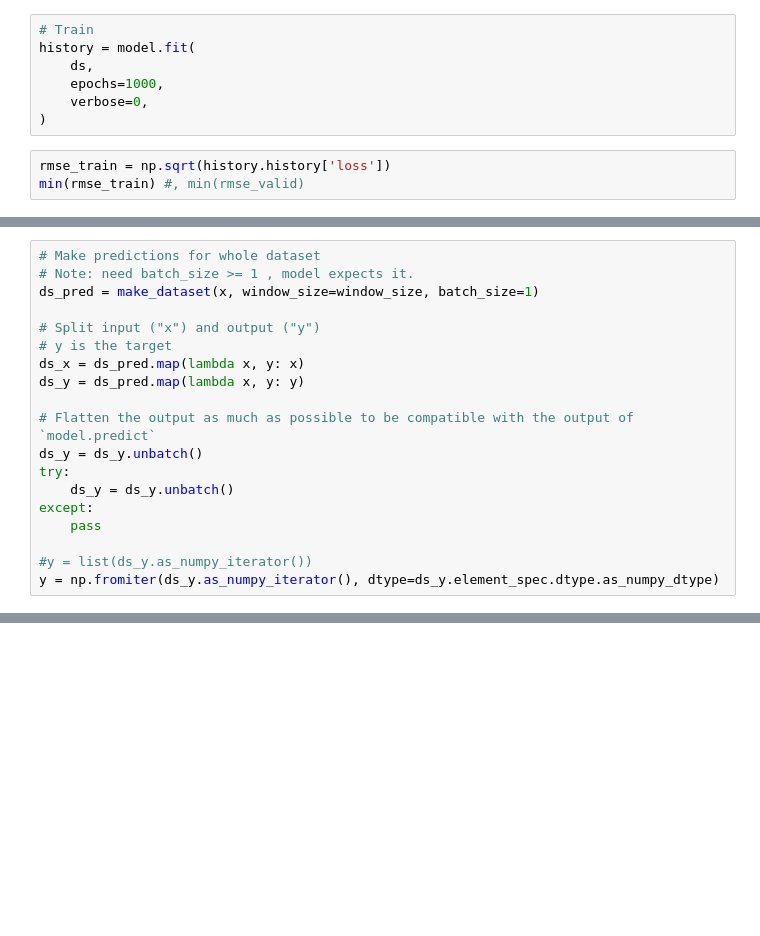
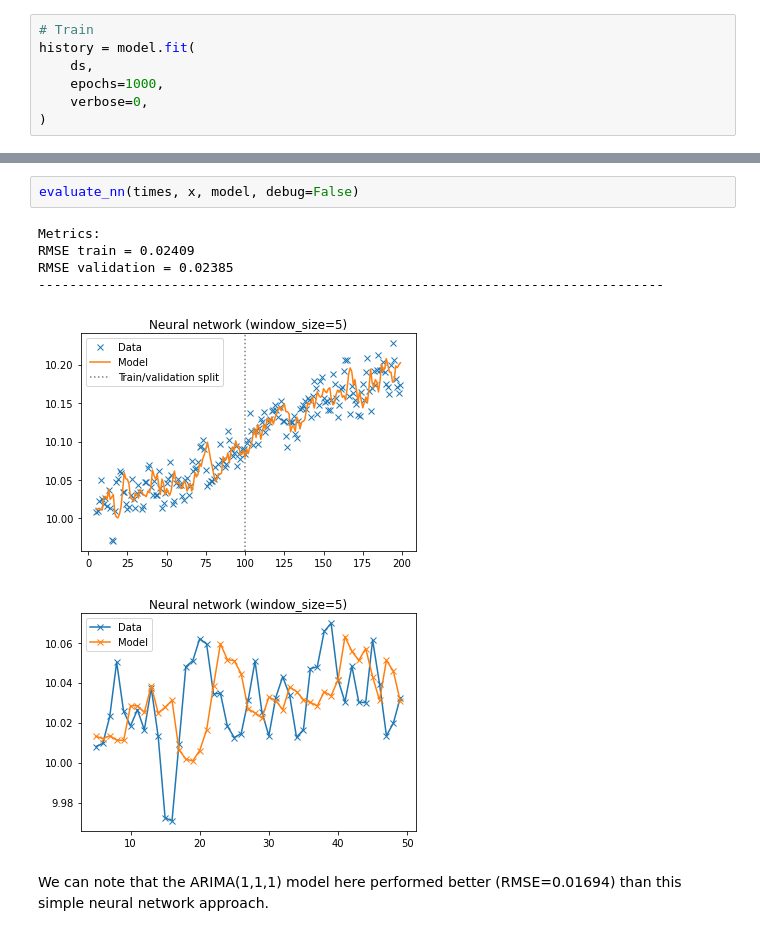
Before and after one commit to vivecalindahl/timeseries-prediction, a Jupyter notebook: timeseries-forecasting.ipynb, the cells around one changed output, grey strips where cells are left out. Drawn from its saved outputs; the diff is of its cells as text; blank space fills up the shorter version.

```diff
--- a/timeseries-forecasting.ipynb
+++ b/timeseries-forecasting.ipynb
@@ -631,6 +628,3 @@ history = model.fit(
     epochs=1000,
     verbose=0,
 )
-# %%
-rmse_train = np.sqrt(history.history['loss'])
-min(rmse_train) #, min(rmse_valid)
@@ -653,19 +630,0 @@ plt.legend();
-# %%
-# Make predictions for whole dataset
-# Note: need batch_size >= 1 , model expects it.
-ds_pred = make_dataset(x, window_size=window_size, batch_size=1)
-
-# Split input ("x") and output ("y")
-# y is the target
-ds_x = ds_pred.map(lambda x, y: x)
-ds_y = ds_pred.map(lambda x, y: y)
-
-# Flatten the output as much as possible to be compatible with the output of `model.predict`
-ds_y = ds_y.unbatch()
-try:
-    ds_y = ds_y.unbatch()
-except:
-    pass
-
-#y = list(ds_y.as_numpy_iterator())
-y = np.fromiter(ds_y.as_numpy_iterator(), dtype=ds_y.element_spec.dtype.as_numpy_dtype)
@@ -712,0 +733,11 @@ rmse(y[:split], yhat[:split]), rmse(y[split:], yhat[split:])
+# %%
+evaluate_nn(times, x, model, debug=False)
+# %% [output]
+Metrics:
+RMSE train = 0.02409
+RMSE validation = 0.02385
+--------------------------------------------------------------------------------
+[figure, added]
+[figure, added]
+# %% [markdown]
+We can note that the ARIMA(1,1,1) model here performed better (RMSE=0.01694) than this simple neural network approach.
```
Also changed, not shown: parts of 83 cells of this notebook.
